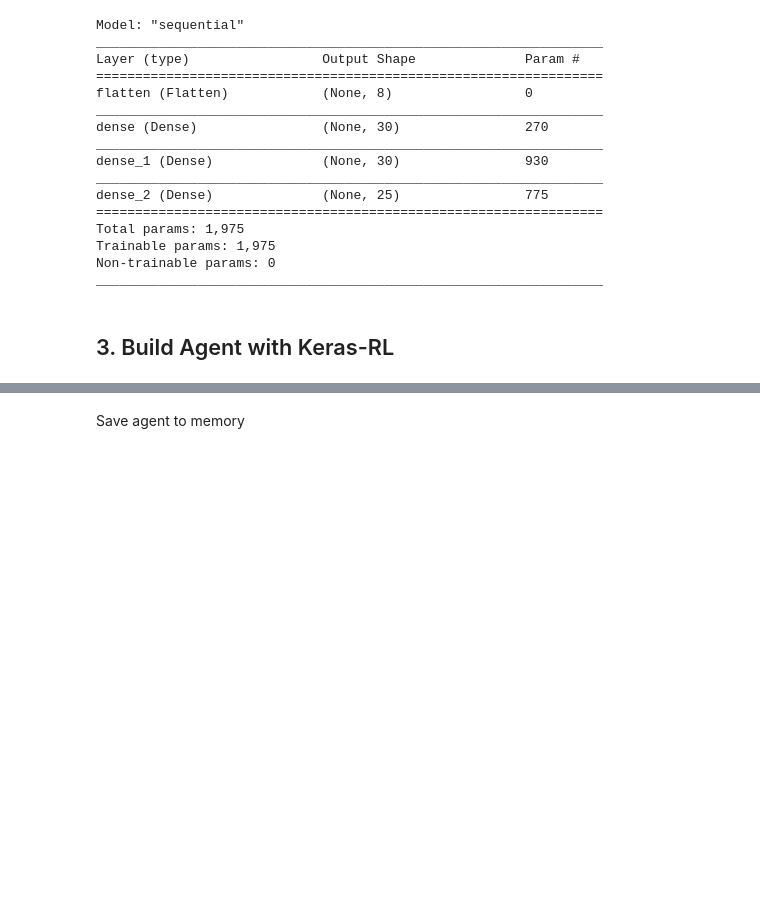
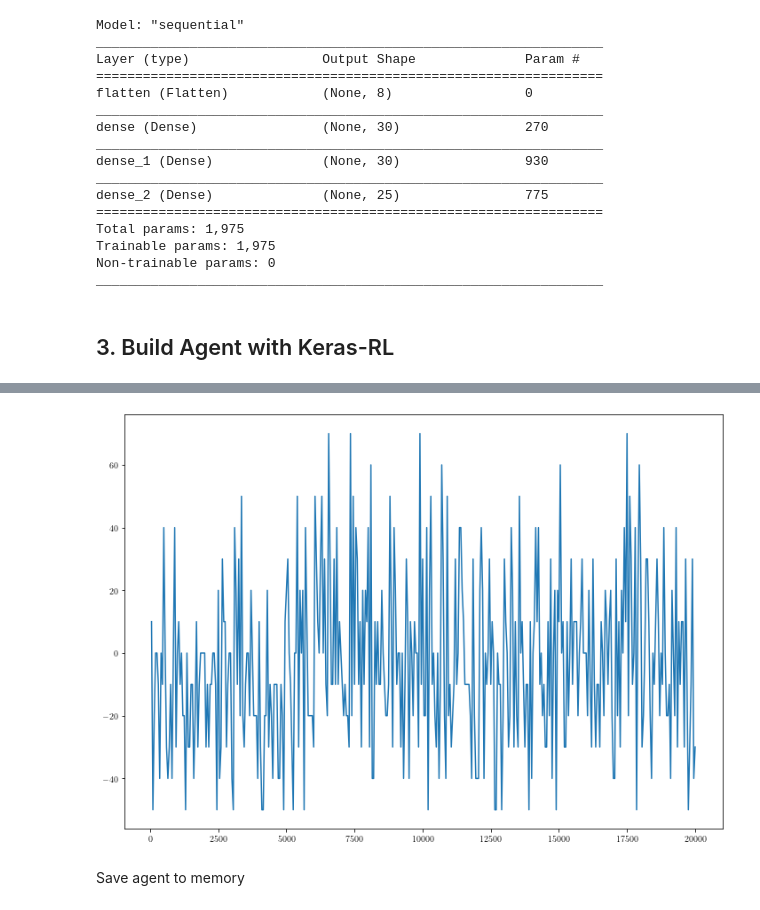
Before and after one commit to jCodingStuff/NCMMLProject, a Jupyter notebook: dqn.ipynb, the cells around one changed output, grey strips where cells are left out. Drawn from its saved outputs; the diff is of its cells as text; code cells hidden in the pictures; blank space fills up the shorter version.

```diff
--- a/dqn.ipynb
+++ b/dqn.ipynb
@@ -71,9 +71,9 @@ _________________________________________________________________
 # %% [markdown]
 ## 3. Build Agent with Keras-RL ##
 # %%
-dqn = build_agent(model, actions, 0.01, BoltzmannQPolicy())
+dqn = build_agent(model, actions, 0.01, BoltzmannQPolicy(), 50000)
 dqn.compile(Adam(lr=1e-3), metrics=['mae'])
 # dqn.compile(Adam(lr=1e-2), metrics=['mse'])
 # %%
-dqn.fit(env, nb_steps=5*MILLION, visualize=False, verbose=1)
+history = dqn.fit(env, nb_steps=20*THOUSAND, visualize=False, verbose=1)
 # %% [output]
@@ -97,3 +108,12 @@ Interval 7 (60000 steps performed)
+# %%
+fig, ax = plt.subplots(figsize=(10,7))
+
+ax.plot(history.history['nb_steps'], history.history['episode_reward'])
+
+fig.tight_layout()
+plt.show()
+# %% [output]
+[figure, added]
 # %%
 scores = dqn.test(env, nb_episodes=10, visualize=False)
 print(np.mean(scores.history['episode_reward']))
```
Also changed, not shown: parts of 4 cells of this notebook.
